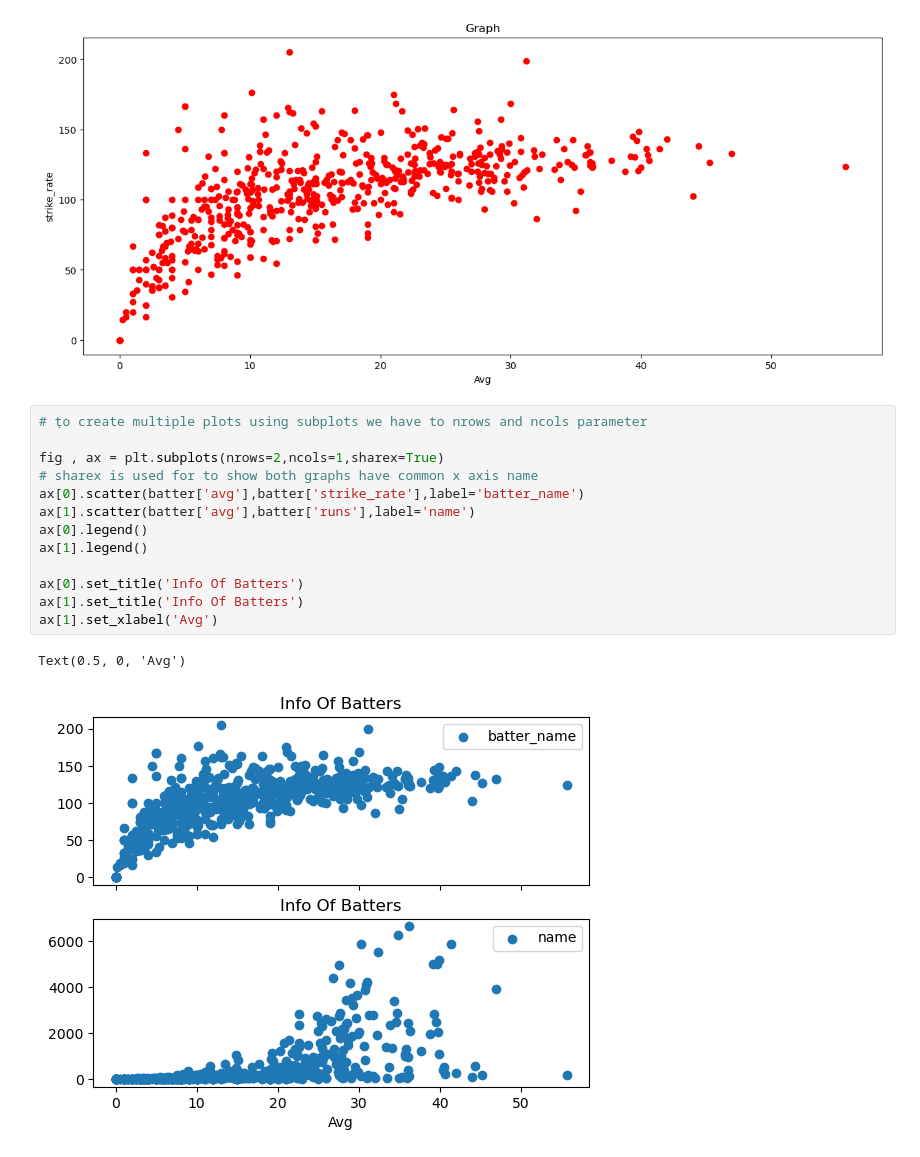
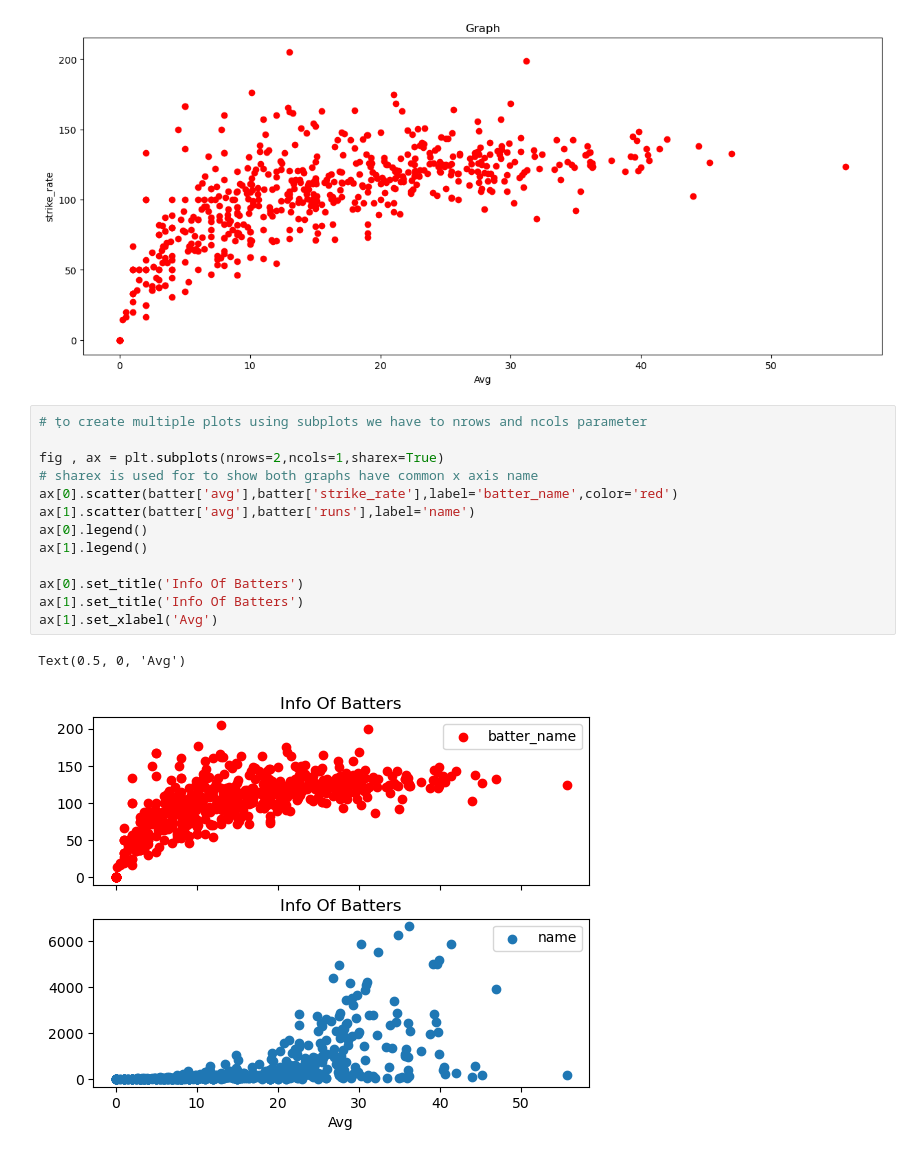
Before and after one commit to sourabh1909/ML-Codes, a Jupyter notebook: Matplot/Matplotlib/02_matplot.ipynb, the cells around one changed output. Drawn from its saved outputs; the diff is of its cells as text.

```diff
--- a/Matplot/Matplotlib/02_matplot.ipynb
+++ b/Matplot/Matplotlib/02_matplot.ipynb
@@ -165,16 +165,16 @@ fig.show()
 # %%
 # ṭo create multiple plots using subplots we have to nrows and ncols parameter
 
 fig , ax = plt.subplots(nrows=2,ncols=1,sharex=True)
 # sharex is used for to show both graphs have common x axis name
-ax[0].scatter(batter['avg'],batter['strike_rate'],label='batter_name')
+ax[0].scatter(batter['avg'],batter['strike_rate'],label='batter_name',color='red')
 ax[1].scatter(batter['avg'],batter['runs'],label='name')
 ax[0].legend()
 ax[1].legend()
 
 ax[0].set_title('Info Of Batters')
 ax[1].set_title('Info Of Batters')
 ax[1].set_xlabel('Avg')
 # %% [output]
 Text(0.5, 0, 'Avg')
-[figure, old version]
+[figure, new version]
```
Also changed, not shown: parts of 15 cells of this notebook.
